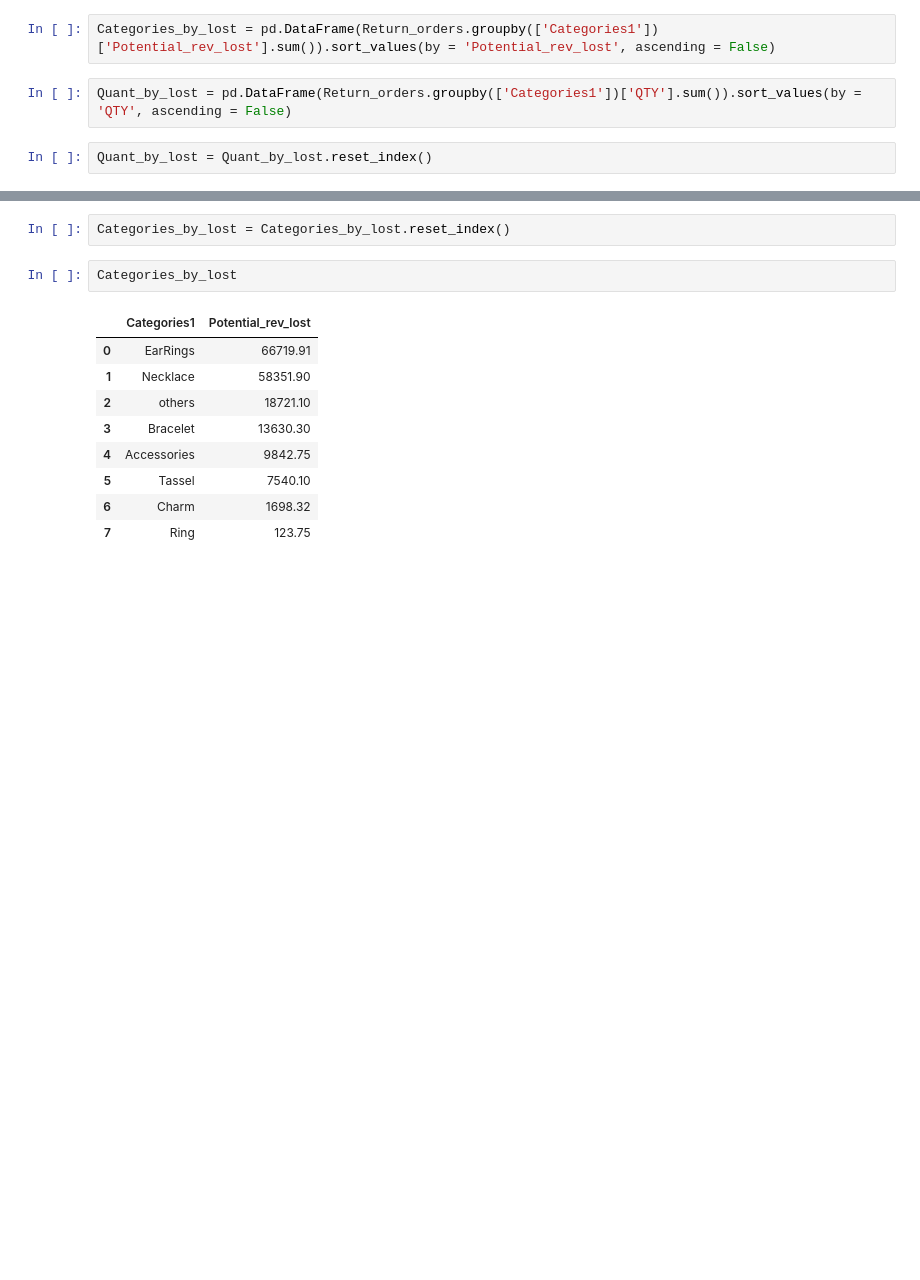
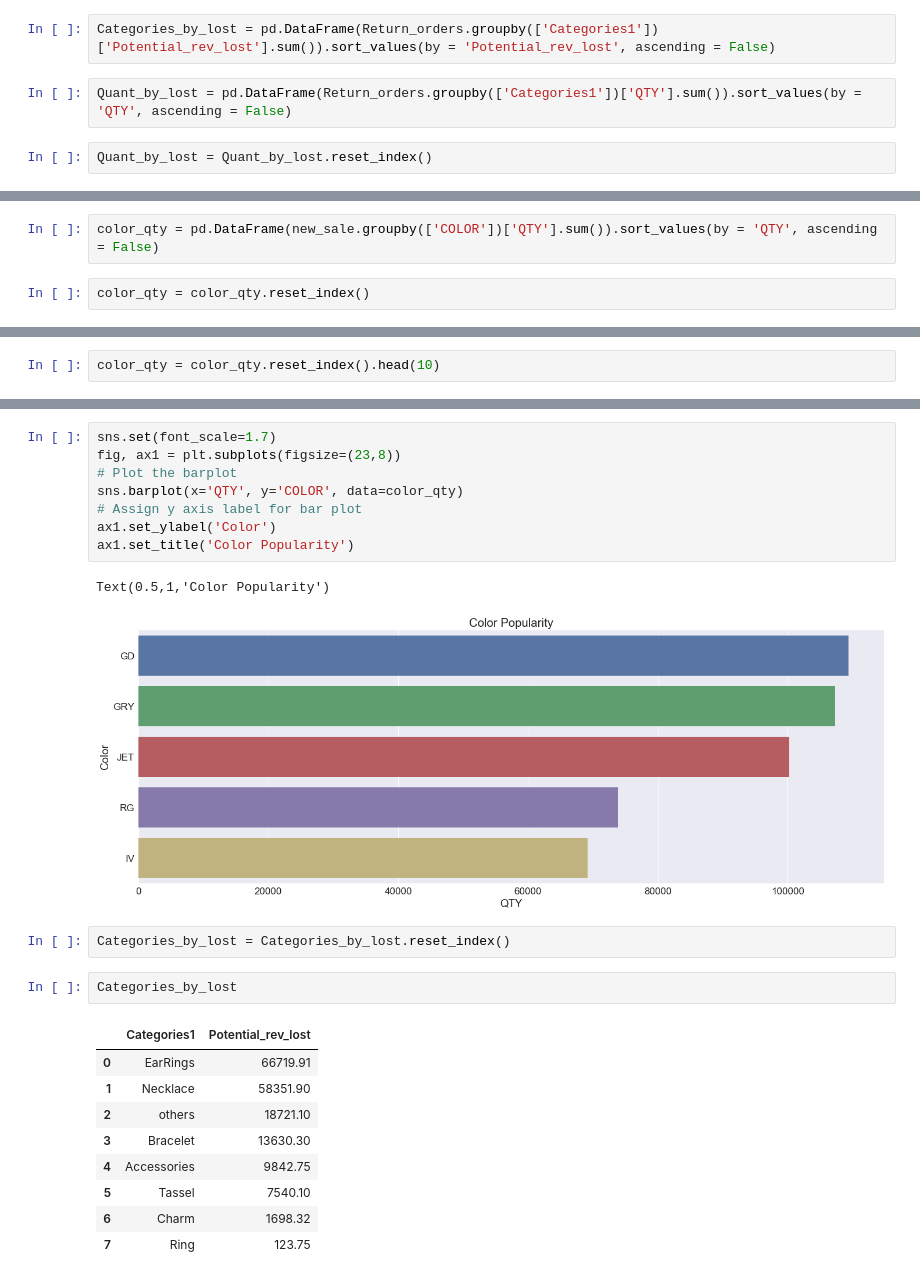
Before and after one commit to lksfr/NOSO, a Jupyter notebook: Bird/Untitled1.ipynb, the cells around one changed output, grey strips where cells are left out. Cells and saved outputs as stored; diff of their text form; blank space fills up the shorter version.

```diff
--- a/Bird/Untitled1.ipynb
+++ b/Bird/Untitled1.ipynb
@@ -129,0 +453,4 @@ Quant_by_lost = Quant_by_lost.reset_index()
+# %%
+color_qty = pd.DataFrame(new_sale.groupby(['COLOR'])['QTY'].sum()).sort_values(by = 'QTY', ascending = False)
+# %%
+color_qty = color_qty.reset_index()
@@ -129,0 +473,2 @@ Quant_by_lost = Quant_by_lost.reset_index()
+# %%
+color_qty = color_qty.reset_index().head(10)
@@ -130,3 +489,14 @@ Quant_by_lost = Quant_by_lost.reset_index()
+# %%
+sns.set(font_scale=1.7)
+fig, ax1 = plt.subplots(figsize=(23,8))
+# Plot the barplot
+sns.barplot(x='QTY', y='COLOR', data=color_qty)
+# Assign y axis label for bar plot
+ax1.set_ylabel('Color')
+ax1.set_title('Color Popularity')
+# %% [output]
+Text(0.5,1,'Color Popularity')
+[figure, added]
 # %%
 Categories_by_lost = Categories_by_lost.reset_index()
 # %%
```
Also changed, not shown: parts of 147 cells of this notebook, 6 other files.
